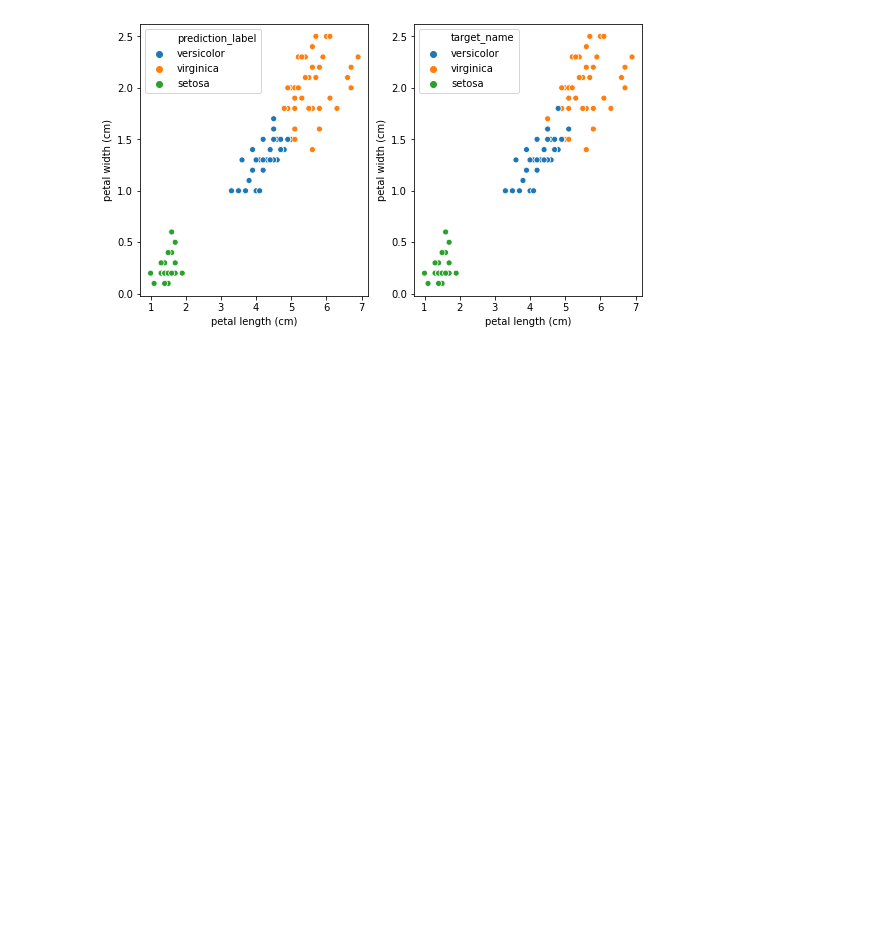
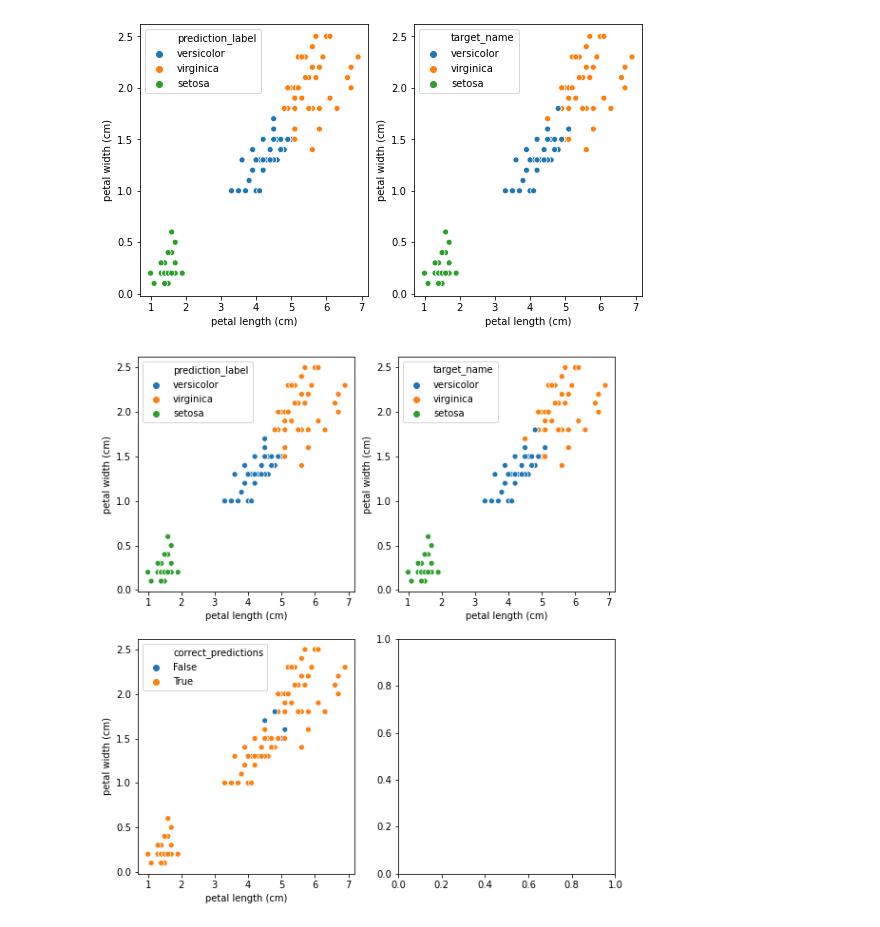
Before and after one commit to karthik-maddukuri/classic-iris-dataset, a Jupyter notebook: notebooks/IRIS.ipynb, the cells around one changed output. Cells and saved outputs as stored; diff of their text form; code cells hidden in the pictures; blank space fills up the shorter version.

Commit message:
Function for plotting scatter plots

```diff
--- a/notebooks/IRIS.ipynb
+++ b/notebooks/IRIS.ipynb
@@ -272,9 +272,21 @@ df_pred.loc[(df_pred['correct_predictions']==False)]
 | 70 | 5.9 | 3.2 | 4.8 | 1.8 | 1 | versicolor | ... |
 | 106 | 4.9 | 2.5 | 4.5 | 1.7 | 2 | virginica | ... |
 # %%
-f, axes = plt.subplots(1, 2, figsize=(9,5))
-sns.scatterplot('petal length (cm)', 'petal width (cm)', data=df_pred, hue='prediction_label', ax=axes[0])
-sns.scatterplot('petal length (cm)', 'petal width (cm)', data=df_pred, hue='target_name', ax=axes[1])
+f, ax = plt.subplots(1, 2, figsize=(9,5))
+sns.scatterplot('petal length (cm)', 'petal width (cm)', data=df_pred, hue='prediction_label', ax=ax[0])
+sns.scatterplot('petal length (cm)', 'petal width (cm)', data=df_pred, hue='target_name', ax=ax[1])
 plt.show()
 # %% [output]
 [figure]
+# %%
+def plot_incorrect_preds(df_pred, x_axis, y_axis):
+    f, ax = plt.subplots(2, 2, figsize=(9,10))
+    ax = ax.flatten()
+    sns.scatterplot(x_axis,y_axis, data=df_pred, hue='prediction_label', ax=ax[0])
+    sns.scatterplot(x_axis,y_axis, data=df_pred, hue='target_name', ax=ax[1])
+    sns.scatterplot(x_axis,y_axis, data=df_pred, hue='correct_predictions', ax=ax[2])
+    plt.show()
+# %%
+plot_incorrect_preds(df_pred,'petal length (cm)', 'petal width (cm)')
+# %% [output]
+[figure, added]
```
